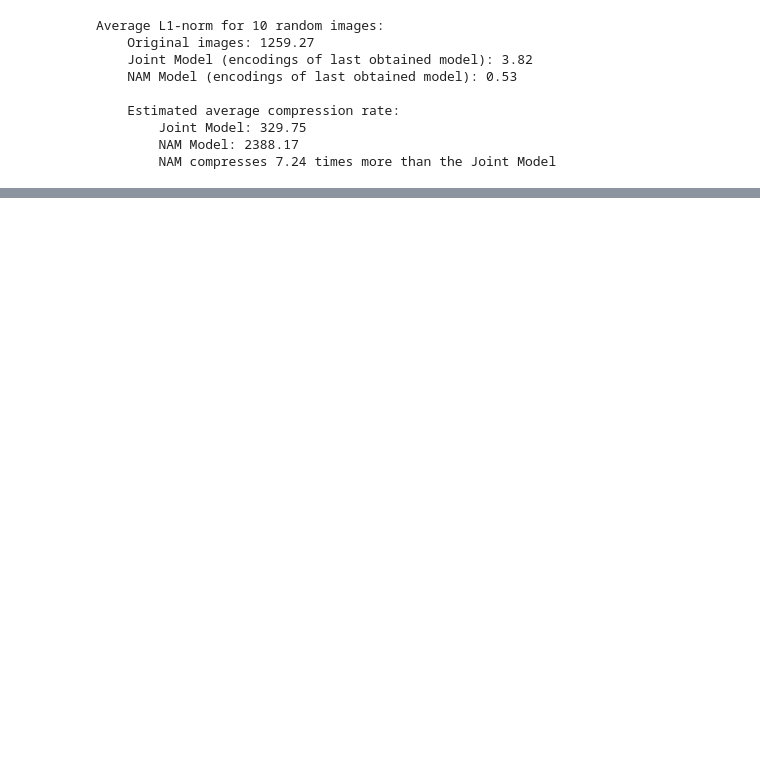
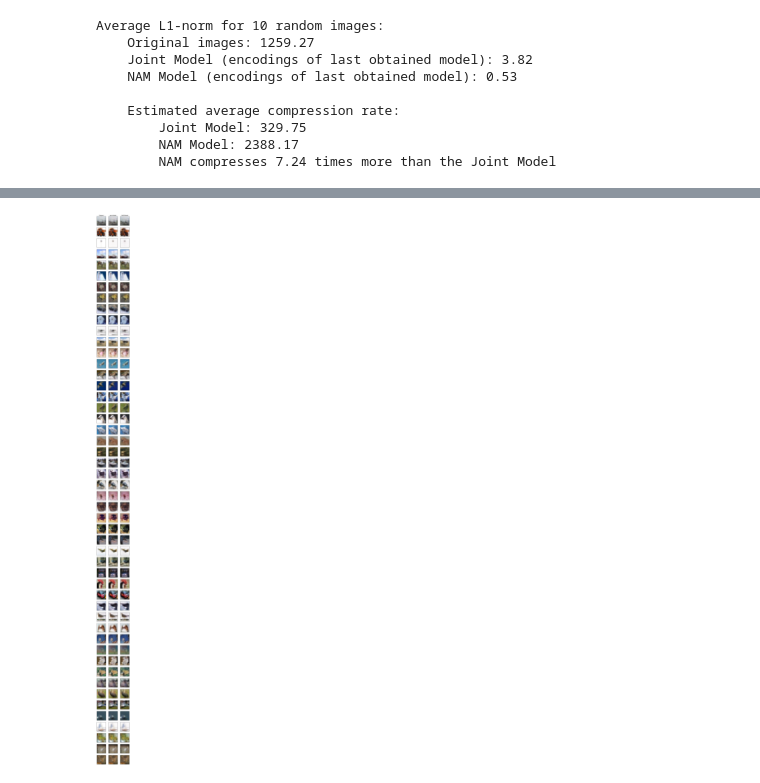
Before and after one commit to eyalgur1/AutoEncoders, a Jupyter notebook: AutoEncoder_CNN_PyTorch.ipynb, the cells around one changed output, grey strips where cells are left out. Drawn from its saved outputs; the diff is of its cells as text; code cells hidden in the pictures; blank space fills up the shorter version.

```diff
--- a/AutoEncoder_CNN_PyTorch.ipynb
+++ b/AutoEncoder_CNN_PyTorch.ipynb
@@ -577,0 +762,22 @@ Average L1-norm for 10 random images:
+# %%
+# Define the load function
+def load_solution(load_folder, filename):
+    # Create the full file path with date appended
+    file_path_load = os.path.join(load_folder, filename)
+
+    # Load the variable from the pickle file
+    if os.path.exists(file_path_load):
+        with open(file_path_load, "rb") as f:
+            solution = pickle.load(f)
+        print(f"Solution loaded from {file_path_load}")
+        return solution
+    else:
+        print(f"No file found at {file_path_load}")
+        return None
+
+    print(f"Solution loaded from {file_path_load}")
+    return solution
+
+load_folder = '/content/drive/MyDrive/Colab_Notebooks/AutoEncoders/'
+joint_model_loaded = load_solution(load_folder, 'joint_model_output_15')
+NAM_model_loaded = load_solution(load_folder, 'NAM_model_output_15')
@@ -577,0 +899,22 @@ Average L1-norm for 10 random images:
+# %%
+# Get num_images random images from the testloader
+num_images = 50
+small_testloader = torch.utils.data.DataLoader(testset, batch_size=num_images, shuffle=True, num_workers=2)
+test_images, _ = next(iter(small_testloader))
+
+# Encode and decode with the joint model
+last_model_joint = joint_model_loaded['model']
+last_model_joint.eval()
+with torch.no_grad():
+    joint_decoded_images = last_model_joint(test_images).cpu().numpy()
+
+# Encode and decode with the NAM model
+last_model_NAM = NAM_model_loaded['model']
+last_model_NAM.eval()
+with torch.no_grad():
+    nam_decoded_images = last_model_NAM(test_images).cpu().numpy()
+
+# Display the images
+display_images(test_images.cpu().numpy(), joint_decoded_images, nam_decoded_images, num_images)
+# %% [output]
+[figure, added]
```
Also changed, not shown: parts of 11 cells of this notebook.
